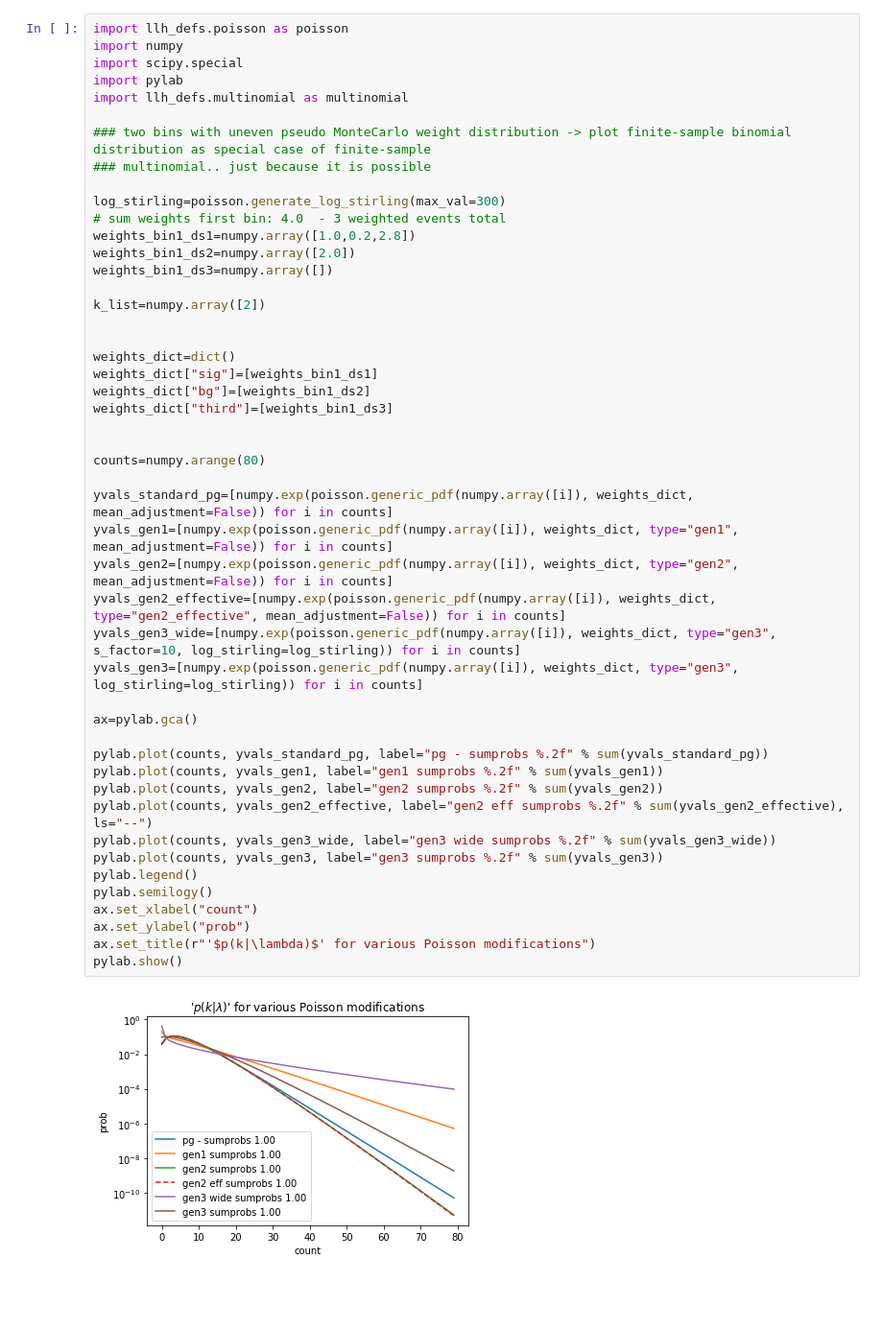
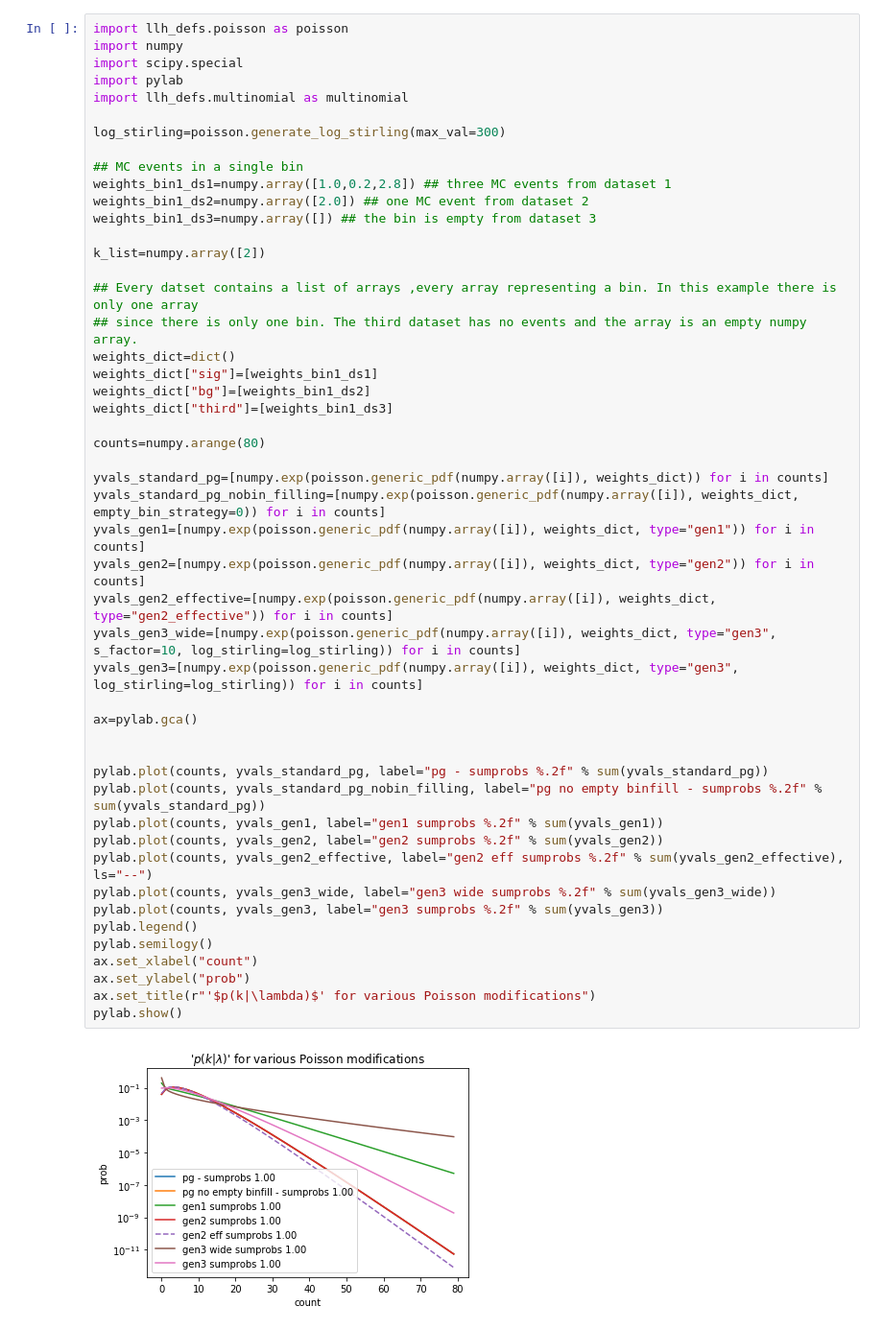
Before and after one commit to thoglu/mc_uncertainty, a Jupyter notebook: poisson.ipynb, the cells around one changed output. Shown at 96% size. Saved outputs shown, nothing was run; the diff lists cells and outputs as text; blank space fills up the shorter version.

```diff
--- a/poisson.ipynb
+++ b/poisson.ipynb
@@ -5,46 +5,47 @@ import scipy.special
 import pylab
 import llh_defs.multinomial as multinomial
 
-### two bins with uneven pseudo MonteCarlo weight distribution -> plot finite-sample binomial distribution as special case of finite-sample
-### multinomial.. just because it is possible
+log_stirling=poisson.generate_log_stirling(max_val=300)
 
-log_stirling=poisson.generate_log_stirling(max_val=300)
-# sum weights first bin: 4.0  - 3 weighted events total
-weights_bin1_ds1=numpy.array([1.0,0.2,2.8])
-weights_bin1_ds2=numpy.array([2.0])
-weights_bin1_ds3=numpy.array([])
+## MC events in a single bin
+weights_bin1_ds1=numpy.array([1.0,0.2,2.8]) ## three MC events from dataset 1
+weights_bin1_ds2=numpy.array([2.0]) ## one MC event from dataset 2
+weights_bin1_ds3=numpy.array([]) ## the bin is empty from dataset 3
 
 k_list=numpy.array([2])
 
-
+## Every datset contains a list of arrays ,every array representing a bin. In this example there is only one array
+## since there is only one bin. The third dataset has no events and the array is an empty numpy array.
 weights_dict=dict()
 weights_dict["sig"]=[weights_bin1_ds1]
 weights_dict["bg"]=[weights_bin1_ds2]
 weights_dict["third"]=[weights_bin1_ds3]
 
-
 counts=numpy.arange(80)
 
-yvals_standard_pg=[numpy.exp(poisson.generic_pdf(numpy.array([i]), weights_dict, mean_adjustment=False)) for i in counts]
-yvals_gen1=[numpy.exp(poisson.generic_pdf(numpy.array([i]), weights_dict, type="gen1", mean_adjustment=False)) for i in counts]
-yvals_gen2=[numpy.exp(poisson.generic_pdf(numpy.array([i]), weights_dict, type="gen2", mean_adjustment=False)) for i in counts]
-yvals_gen2_effective=[numpy.exp(poisson.generic_pdf(numpy.array([i]), weights_dict, type="gen2_effective", mean_adjustment=False)) for i in counts]
+yvals_standard_pg=[numpy.exp(poisson.generic_pdf(numpy.array([i]), weights_dict)) for i in counts]
+yvals_standard_pg_nobin_filling=[numpy.exp(poisson.generic_pdf(numpy.array([i]), weights_dict, empty_bin_strategy=0)) for i in counts]
+yvals_gen1=[numpy.exp(poisson.generic_pdf(numpy.array([i]), weights_dict, type="gen1")) for i in counts]
+yvals_gen2=[numpy.exp(poisson.generic_pdf(numpy.array([i]), weights_dict, type="gen2")) for i in counts]
+yvals_gen2_effective=[numpy.exp(poisson.generic_pdf(numpy.array([i]), weights_dict, type="gen2_effective")) for i in counts]
 yvals_gen3_wide=[numpy.exp(poisson.generic_pdf(numpy.array([i]), weights_dict, type="gen3", s_factor=10, log_stirling=log_stirling)) for i in counts]
 yvals_gen3=[numpy.exp(poisson.generic_pdf(numpy.array([i]), weights_dict, type="gen3", log_stirling=log_stirling)) for i in counts]
 
 ax=pylab.gca()
 
+
 pylab.plot(counts, yvals_standard_pg, label="pg - sumprobs %.2f" % sum(yvals_standard_pg))
+pylab.plot(counts, yvals_standard_pg_nobin_filling, label="pg no empty binfill - sumprobs %.2f" % sum(yvals_standard_pg))
 pylab.plot(counts, yvals_gen1, label="gen1 sumprobs %.2f" % sum(yvals_gen1))
 pylab.plot(counts, yvals_gen2, label="gen2 sumprobs %.2f" % sum(yvals_gen2))
 pylab.plot(counts, yvals_gen2_effective, label="gen2 eff sumprobs %.2f" % sum(yvals_gen2_effective), ls="--")
 pylab.plot(counts, yvals_gen3_wide, label="gen3 wide sumprobs %.2f" % sum(yvals_gen3_wide))
 pylab.plot(counts, yvals_gen3, label="gen3 sumprobs %.2f" % sum(yvals_gen3))
 pylab.legend()
 pylab.semilogy()
 ax.set_xlabel("count")
 ax.set_ylabel("prob")
 ax.set_title(r"'$p(k|\lambda)$' for various Poisson modifications")
 pylab.show()
 # %% [output]
-[figure, old version]
+[figure, new version]
```
Also changed, not shown: 2 other files.
